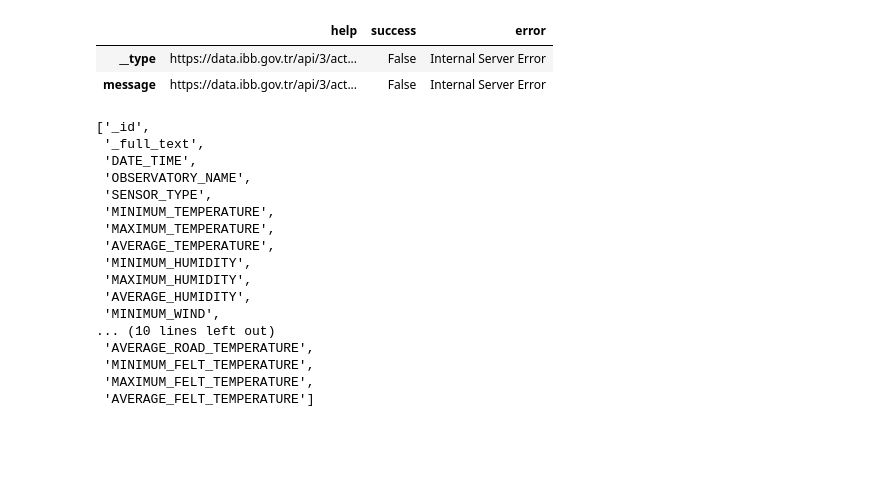
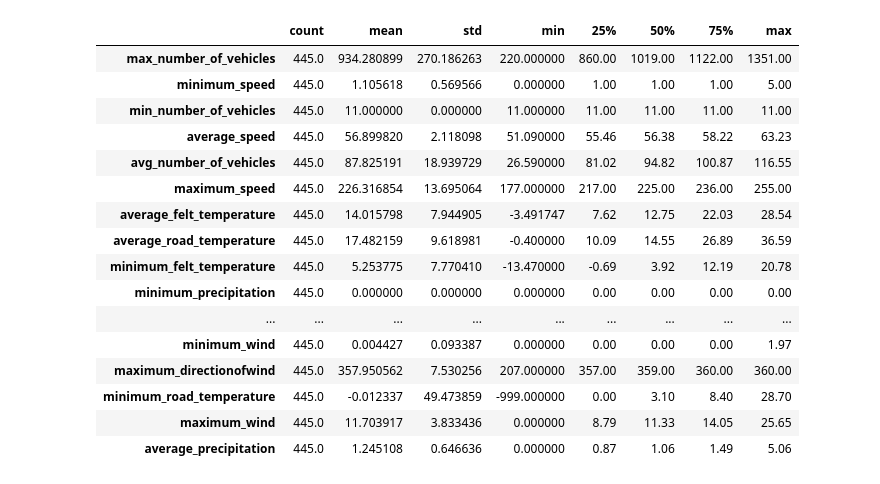
Before and after one commit to LeventSoykan/Analysis_IBB_Istanbul_Weather_Traffic_Dataset, a Jupyter notebook: analysis_daily_figures.ipynb, the cells around one changed output. Drawn from its saved outputs; the diff is of its cells as text; code cells hidden in the pictures; blank space fills up the shorter version.

Commit message:
Update analysis_daily_figures
Time Series Plots

```diff
--- a/analysis_daily_figures.ipynb
+++ b/analysis_daily_figures.ipynb
@@ -83,0 +27,4 @@ df = weather_agg('8ca0081a-333c-4e86-8ea2-ab8741bbfc95')
+# %%
+weather.columns = [c.lower() for c in weather.columns]
+# %%
+weather.iloc[:,:3] = weather.iloc[:,:3].astype('float64')
@@ -83,0 +51,3 @@ df = weather_agg('8ca0081a-333c-4e86-8ea2-ab8741bbfc95')
+# %%
+traffic.columns = [c.lower() for c in traffic.columns]
+traffic.info()
@@ -83,0 +78,3 @@ df = weather_agg('8ca0081a-333c-4e86-8ea2-ab8741bbfc95')
+# %%
+df = pd.merge(traffic, weather, how='inner', on='date')
+df
@@ -84,6 +95,20 @@ df = weather_agg('8ca0081a-333c-4e86-8ea2-ab8741bbfc95')
 # %%
-df
+df.describe().T
 # %% [output]
-|  | help | success | error |
-| __type | https://data.ibb.gov.tr/api/3/act... | False | Internal Server Error |
-| message | https://data.ibb.gov.tr/api/3/act... | False | Internal Server Error |
+|  | count | mean | std | min | 25% | 50% | 75% | max |
+| max_number_of_vehicles | 445.0 | 934.280899 | 270.186263 | 220.000000 | 860.00 | 1019.00 | 1122.00 | 1351.00 |
+| minimum_speed | 445.0 | 1.105618 | 0.569566 | 0.000000 | 1.00 | 1.00 | 1.00 | 5.00 |
+| min_number_of_vehicles | 445.0 | 11.000000 | 0.000000 | 11.000000 | 11.00 | 11.00 | 11.00 | 11.00 |
+| average_speed | 445.0 | 56.899820 | 2.118098 | 51.090000 | 55.46 | 56.38 | 58.22 | 63.23 |
+| avg_number_of_vehicles | 445.0 | 87.825191 | 18.939729 | 26.590000 | 81.02 | 94.82 | 100.87 | 116.55 |
+| maximum_speed | 445.0 | 226.316854 | 13.695064 | 177.000000 | 217.00 | 225.00 | 236.00 | 255.00 |
+| average_felt_temperature | 445.0 | 14.015798 | 7.944905 | -3.491747 | 7.62 | 12.75 | 22.03 | 28.54 |
+| average_road_temperature | 445.0 | 17.482159 | 9.618981 | -0.400000 | 10.09 | 14.55 | 26.89 | 36.59 |
+| minimum_felt_temperature | 445.0 | 5.253775 | 7.770410 | -13.470000 | -0.69 | 3.92 | 12.19 | 20.78 |
+| minimum_precipitation | 445.0 | 0.000000 | 0.000000 | 0.000000 | 0.00 | 0.00 | 0.00 | 0.00 |
+| ... | ... | ... | ... | ... | ... | ... | ... | ... |
+| minimum_wind | 445.0 | 0.004427 | 0.093387 | 0.000000 | 0.00 | 0.00 | 0.00 | 1.97 |
+| maximum_directionofwind | 445.0 | 357.950562 | 7.530256 | 207.000000 | 357.00 | 359.00 | 360.00 | 360.00 |
+| minimum_road_temperature | 445.0 | -0.012337 | 49.473859 | -999.000000 | 0.00 | 3.10 | 8.40 | 28.70 |
+| maximum_wind | 445.0 | 11.703917 | 3.833436 | 0.000000 | 8.79 | 11.33 | 14.05 | 25.65 |
+| average_precipitation | 445.0 | 1.245108 | 0.646636 | 0.000000 | 0.87 | 1.06 | 1.49 | 5.06 |
@@ -115,20 +114,0 @@ ORDER BY "DATE"
-# %%
-columns
-# %% [output]
-['_id',
- '_full_text',
- 'DATE_TIME',
- 'OBSERVATORY_NAME',
- 'SENSOR_TYPE',
- 'MINIMUM_TEMPERATURE',
- 'MAXIMUM_TEMPERATURE',
- 'AVERAGE_TEMPERATURE',
- 'MINIMUM_HUMIDITY',
- 'MAXIMUM_HUMIDITY',
- 'AVERAGE_HUMIDITY',
- 'MINIMUM_WIND',
-... (10 lines left out)
- 'AVERAGE_ROAD_TEMPERATURE',
- 'MINIMUM_FELT_TEMPERATURE',
- 'MAXIMUM_FELT_TEMPERATURE',
- 'AVERAGE_FELT_TEMPERATURE']
```
Also changed, not shown: parts of 19 cells of this notebook, 1 other file.
